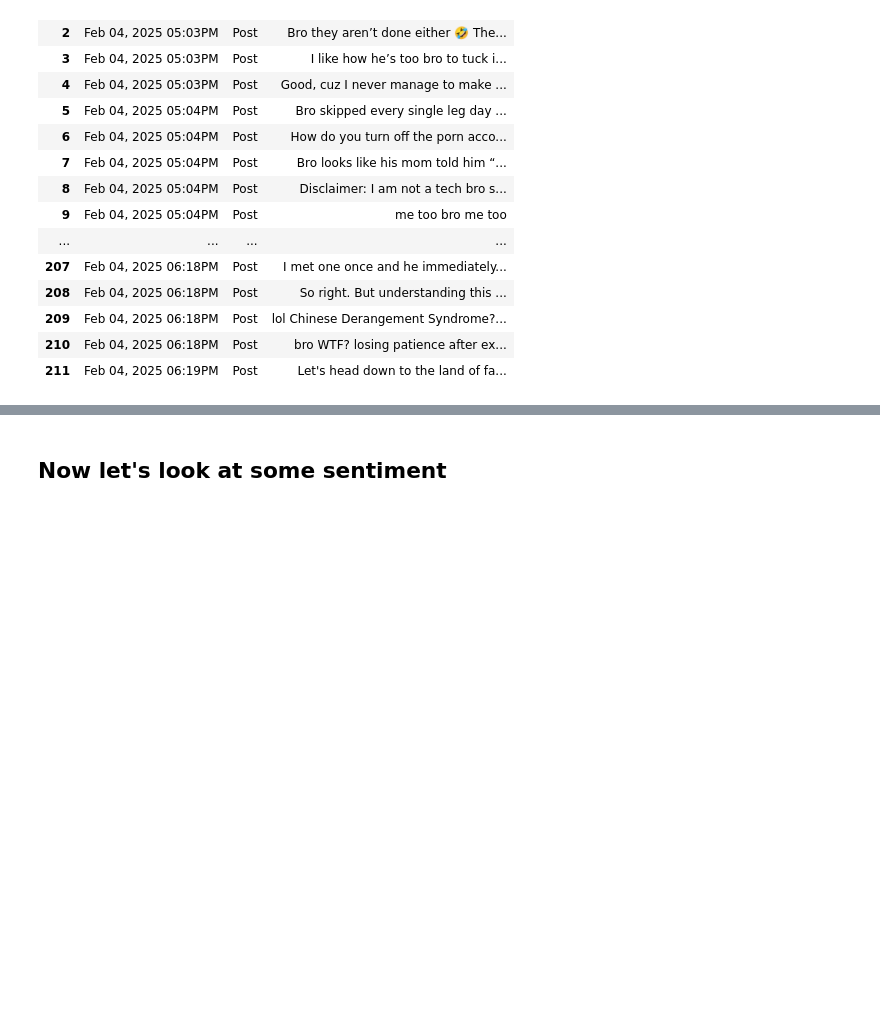
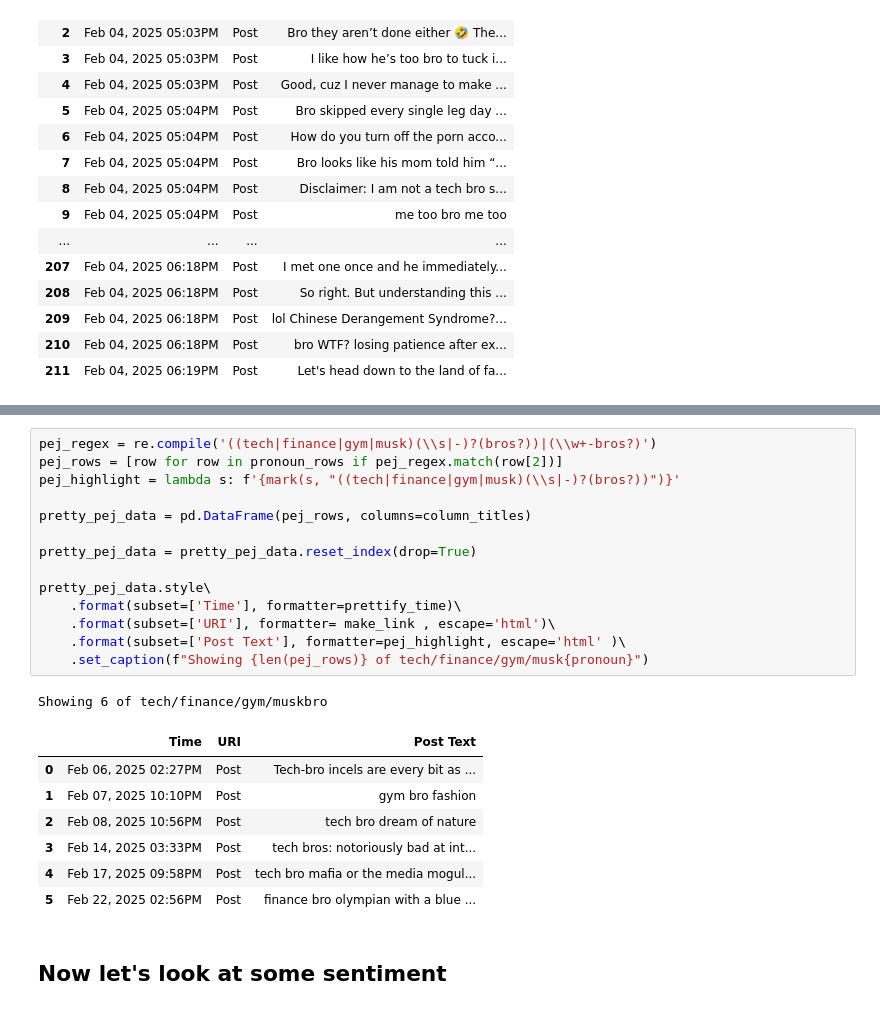
Before and after one commit to paceaux/social-pronouns, a Jupyter notebook: bro.ipynb, the cells around one changed output, grey strips where cells are left out. Saved outputs shown, nothing was run; the diff lists cells and outputs as text; blank space fills up the shorter version.

```diff
--- a/bro.ipynb
+++ b/bro.ipynb
@@ -111,3 +119,26 @@ Showing 212 of 21290 instances of bro
+# %%
+pej_regex = re.compile('((tech|finance|gym|musk)(\\s|-)?(bros?))|(\\w+-bros?)')
+pej_rows = [row for row in pronoun_rows if pej_regex.match(row[2])]
+pej_highlight = lambda s: f'{mark(s, "((tech|finance|gym|musk)(\\s|-)?(bros?))")}'
+
+pretty_pej_data = pd.DataFrame(pej_rows, columns=column_titles)
+
+pretty_pej_data = pretty_pej_data.reset_index(drop=True)
+
+pretty_pej_data.style\
+    .format(subset=['Time'], formatter=prettify_time)\
+    .format(subset=['URI'], formatter= make_link , escape='html')\
+    .format(subset=['Post Text'], formatter=pej_highlight, escape='html' )\
+    .set_caption(f"Showing {len(pej_rows)} of tech/finance/gym/musk{pronoun}")
+# %% [output]
+Showing 6 of tech/finance/gym/muskbro
+|  | Time | URI | Post Text |
+| 0 | Feb 06, 2025 02:27PM | Post | Tech-bro incels are every bit as ... |
+| 1 | Feb 07, 2025 10:10PM | Post | gym bro fashion |
+| 2 | Feb 08, 2025 10:56PM | Post | tech bro dream of nature |
+| 3 | Feb 14, 2025 03:33PM | Post | tech bros: notoriously bad at int... |
+| 4 | Feb 17, 2025 09:58PM | Post | tech bro mafia or the media mogul... |
+| 5 | Feb 22, 2025 02:56PM | Post | finance bro olympian with a blue ... |
 # %% [markdown]
 ## Now let's look at some sentiment
 # %%
```
Also changed, not shown: parts of 2 cells of this notebook.
